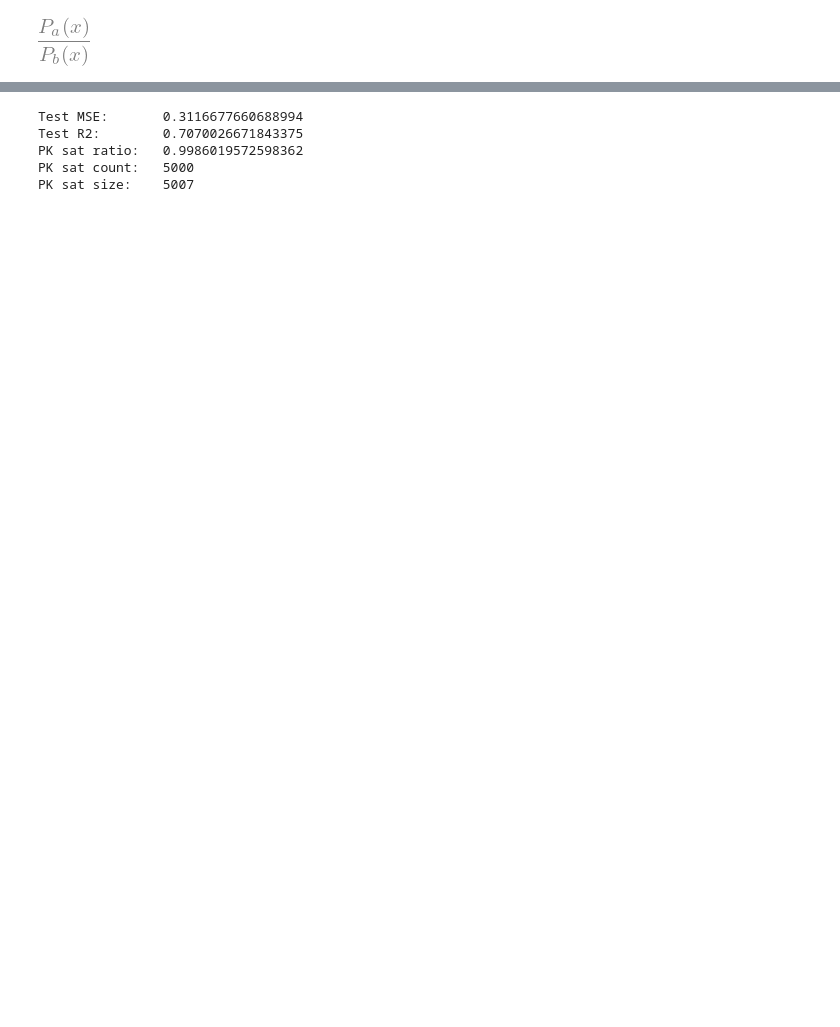
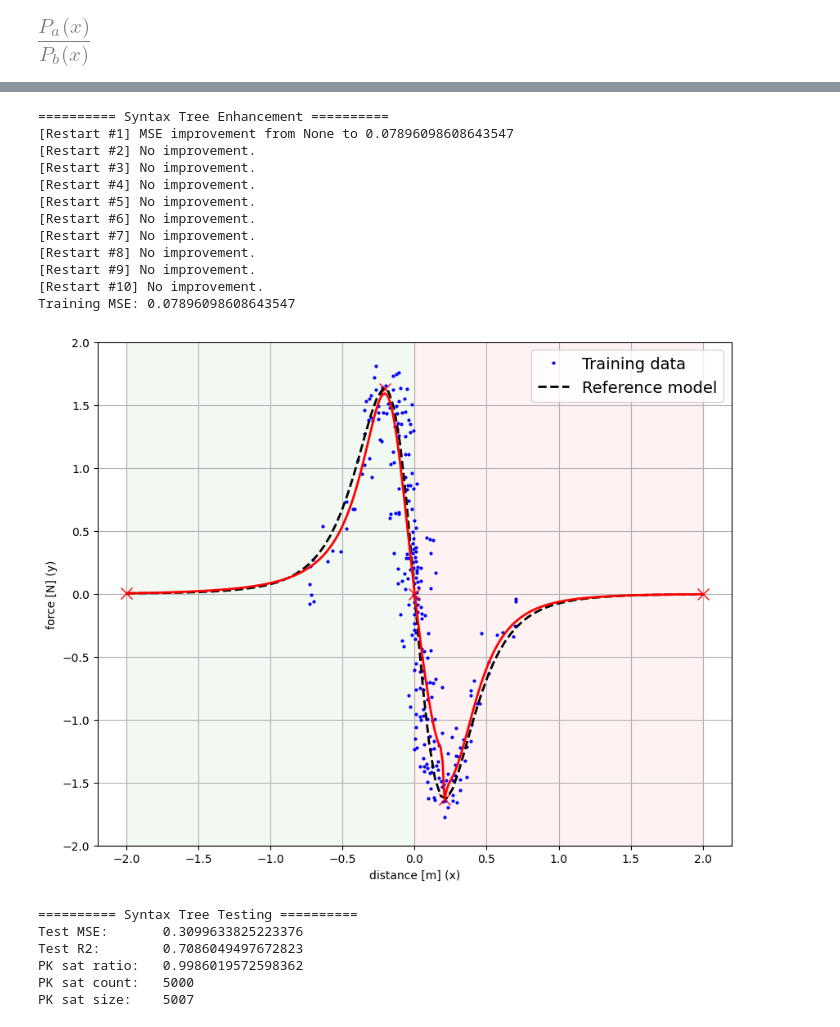
Before and after one commit to AgostinoRizzo/genpro, a Jupyter notebook: tree-search.ipynb, the cells around one changed output, grey strips where cells are left out. Drawn from its saved outputs; the diff is of its cells as text; code cells hidden in the pictures; blank space fills up the shorter version.

```diff
--- a/tree-search.ipynb
+++ b/tree-search.ipynb
@@ -177,4 +59,36 @@ Training MSE: 0.011161708996384141
+# %%
+#
+# model enhancement
+#
+
+sample_size = 10
+n_restarts  = 10
+
+best_tuning_report = tree_search.enhance_syntax_tree(stree, S, sample_size, n_restarts)
+
+S.plot()
+x = np.linspace(S.xl, S.xu, 300)
+stree.set_coeffs(best_tuning_report['sol'].tolist())
+plt.plot(x, stree.evaluate(x), linestyle='solid', linewidth=2, color='red', label='Final model');
+# %% [output]
+========== Syntax Tree Enhancement ==========
+[Restart #1] MSE improvement from None to 0.07896098608643547
+[Restart #2] No improvement.
+[Restart #3] No improvement.
+[Restart #4] No improvement.
+[Restart #5] No improvement.
+[Restart #6] No improvement.
+[Restart #7] No improvement.
+[Restart #8] No improvement.
+[Restart #9] No improvement.
+[Restart #10] No improvement.
+Training MSE: 0.07896098608643547
+[figure, added]
 # %%
+#
+# model testing
+#
+
 test_mse, test_r2, pk_sat_ration, pk_sat_count, pk_sat_size = tree_search.test_syntax_tree(stree, S, sample_size=1000)
 print(f"Test MSE:       {test_mse}")
 print(f"Test R2:        {test_r2}")
@@ -182,8 +96,9 @@ print(f"PK sat ratio:   {pk_sat_ration}")
 print(f"PK sat count:   {pk_sat_count}")
 print(f"PK sat size:    {pk_sat_size}")
 # %% [output]
-Test MSE:       0.3116677660688994
-Test R2:        0.7070026671843375
+========== Syntax Tree Testing ==========
+Test MSE:       0.3099633825223376
+Test R2:        0.7086049497672823
 PK sat ratio:   0.9986019572598362
 PK sat count:   5000
 PK sat size:    5007
```
Also changed, not shown: parts of 5 cells of this notebook, 1 other file.
